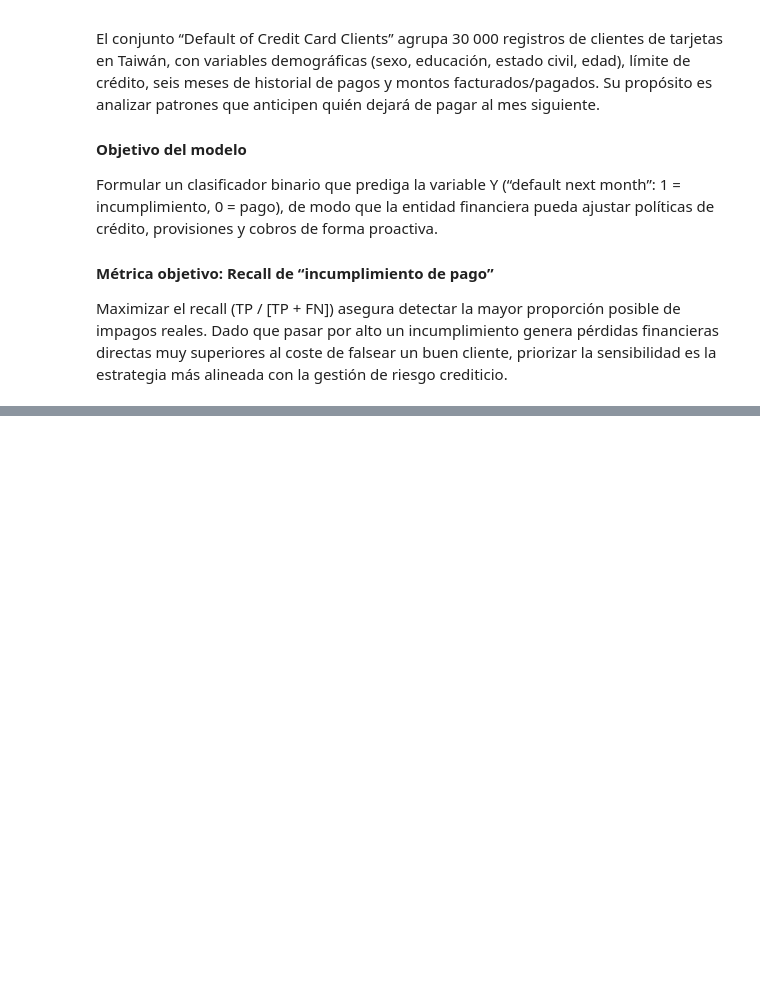
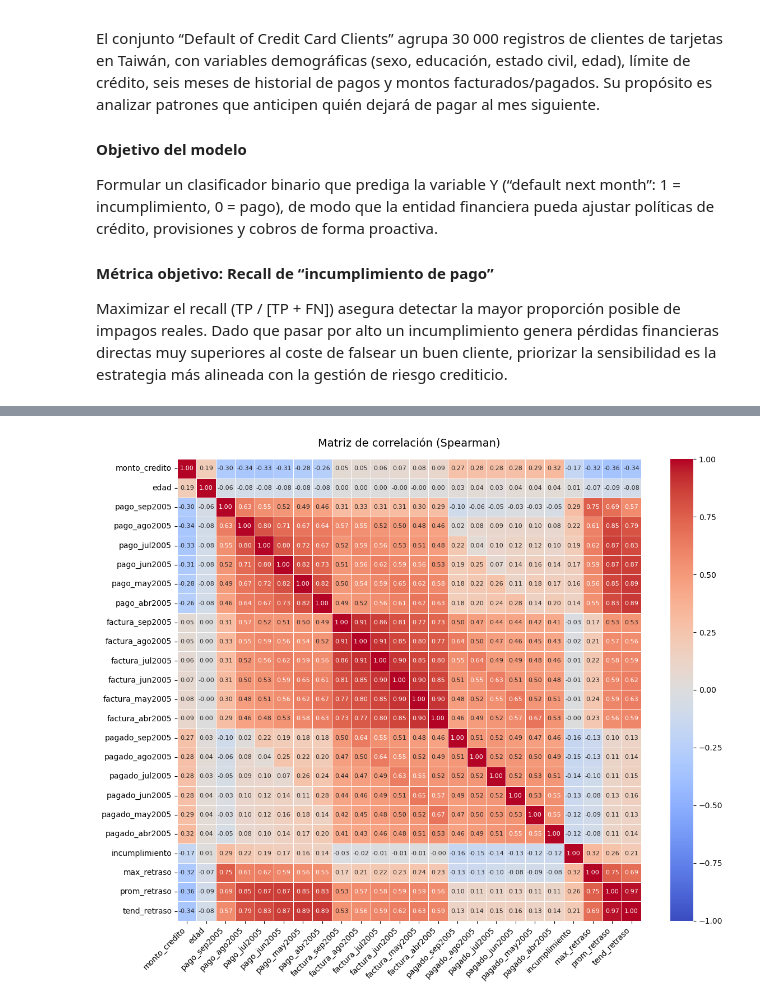
Before and after one commit to sgurdian/ml_default_credit_card_clients, a Jupyter notebook: notebooks/ml_project_DCCC.ipynb, the cells around one changed output, grey strips where cells are left out. Saved outputs shown, nothing was run; the diff lists cells and outputs as text; code cells hidden in the pictures; blank space fills up the shorter version.

```diff
--- a/notebooks/ml_project_DCCC.ipynb
+++ b/notebooks/ml_project_DCCC.ipynb
@@ -593,0 +704,37 @@ Error:
+# %%
+# Configuración de DataFrame para análisis de correlación
+
+df = df_dccc.copy()
+target = 'incumplimiento'
+id_col = 'cliente_id'
+
+# Seleccionando solo las columnas numéricas
+num_df = df.select_dtypes(include='number').drop(columns=[id_col])
+
+# Calculando matriz de correlación (Spearman recomendado)
+corr = num_df.corr(method='spearman').round(2)
+
+
+# Tamaño de la figura proporcional al nº de variables
+fig, ax = plt.subplots(figsize=(12, 10))
+
+# Heatmap con una paleta divergente centrada en 0
+sns.heatmap(
+    corr,
+    cmap='coolwarm',
+    center=0,
+    vmin=-1, vmax=1,
+    linewidths=0.5,
+    annot=True,
+    fmt='.2f',
+    annot_kws={"size":8}
+)
+
+# Estética general
+plt.title('Matriz de correlación (Spearman)', fontsize=14, pad=16)
+plt.xticks(rotation=45, ha='right')
+plt.yticks(rotation=0)
+plt.tight_layout()
+plt.show()
+# %% [output]
+[figure, added]
```
Also changed, not shown: parts of 20 cells of this notebook.
